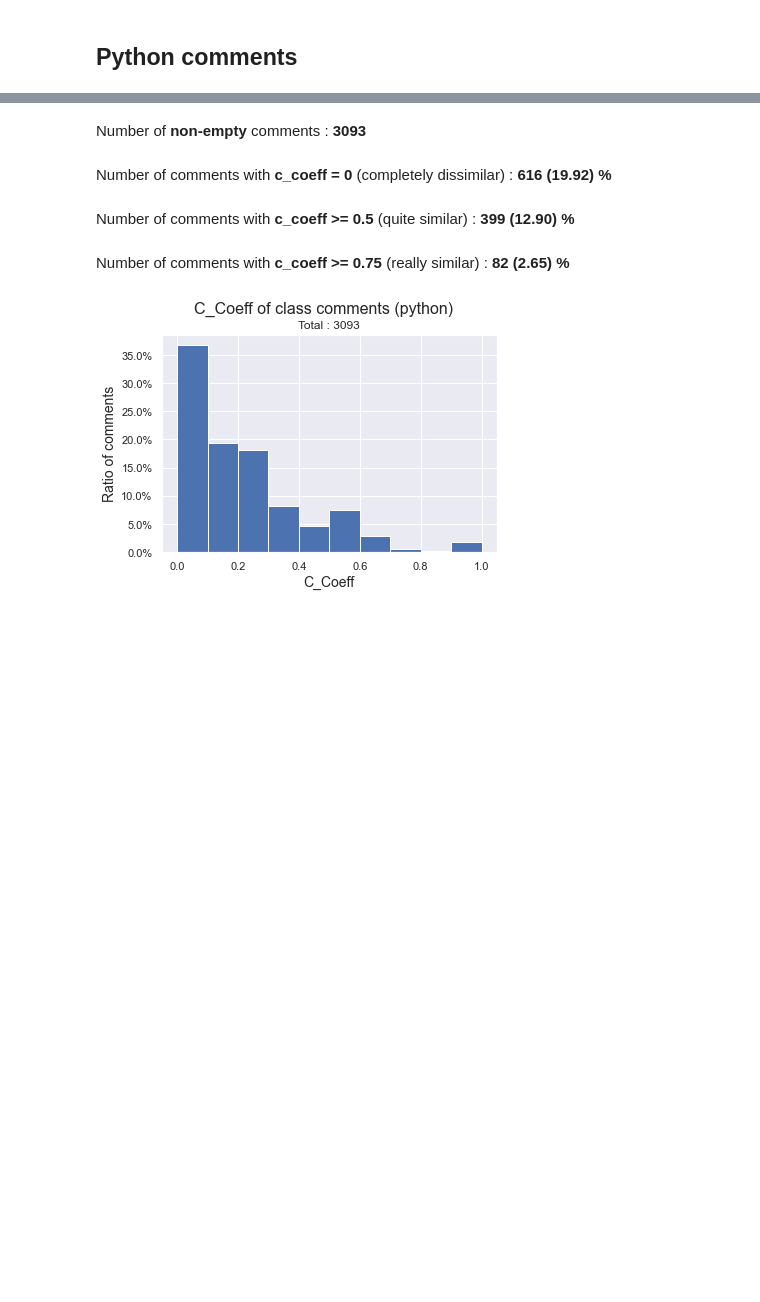
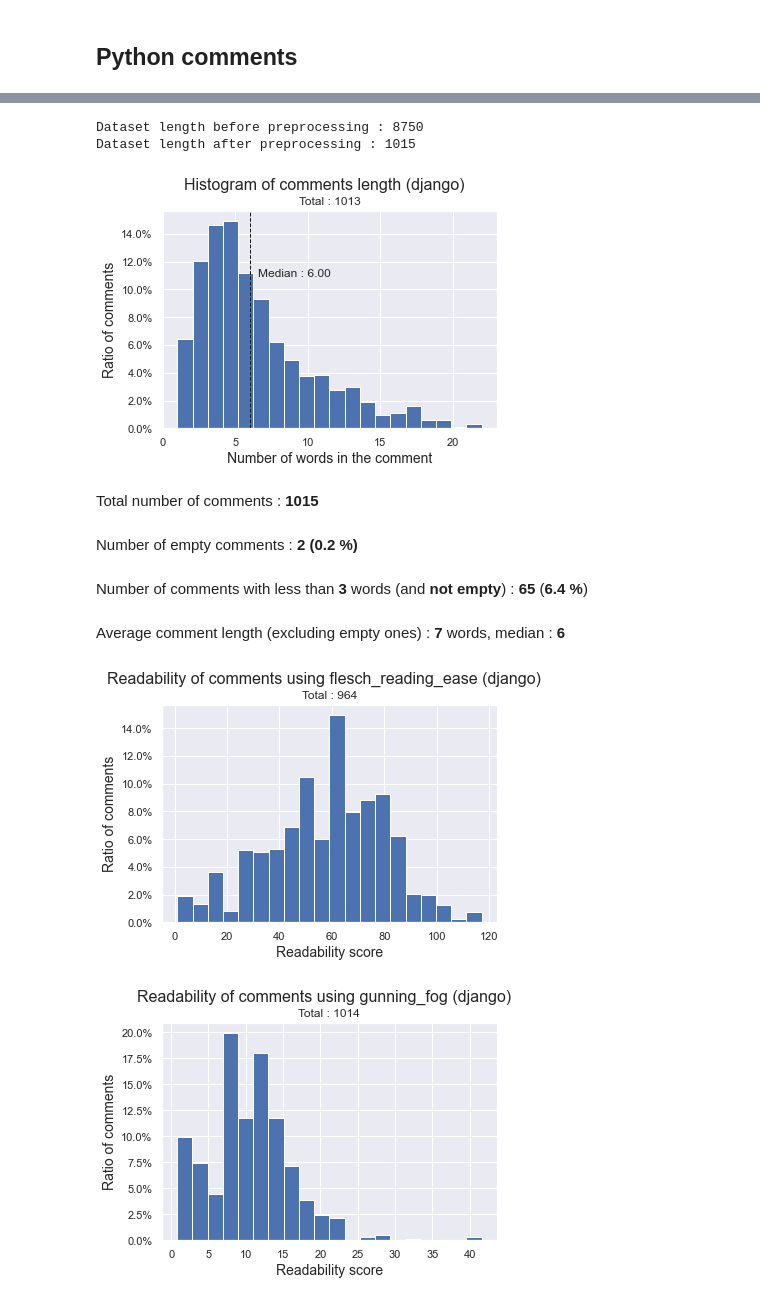
Before and after one commit to Naralas/SC-Seminar-Comment-Quality-Pharo, a Jupyter notebook: seminar_prototype.ipynb, the cells around one changed output, grey strips where cells are left out. Cells and saved outputs as stored; diff of their text form; code cells hidden in the pictures; blank space fills up the shorter version.

Commit message:
Pipeline and outliers removal

```diff
--- a/seminar_prototype.ipynb
+++ b/seminar_prototype.ipynb
@@ -510,6 +464,0 @@ Average comment length (excluding empty ones) : **22** words, median : **7**
-# %%
-for label in python_datasets_dict.keys():
-    df = python_datasets_dict[label].copy()
-    comments = df["classComment"]
-    indices_values = compute_reading_ease_metrics(comments)
-    plot_indices_values(indices_values=indices_values, title_additional_info=label)
@@ -520,15 +465,34 @@ for label in python_datasets_dict.keys():
-# %%
-for label in python_datasets_dict.keys():
-    df = python_datasets_dict[label].copy()
-
-    class_coeff_dict = compute_c_coeff(df["classComment"], df["className"],
-                                       class_names_splitter=camel_case_splitter, stopwords=stopwords)
-
-    print_c_coeffs_metrics(class_coeff_dict, THRESH_USELESS_HIGH, THRESH_USELESS_LOW)
-    plot_c_coeffs(class_coeff_dict=class_coeff_dict, title_additional_info=label)
-# %% [output]
-Number of **non-empty** comments : **3093**
-Number of comments with **c_coeff = 0** (completely dissimilar) : **616 (19.92) %**
-Number of comments with **c_coeff >= 0.5** (quite similar) : **399 (12.90) %**
-Number of comments with **c_coeff >= 0.75** (really similar) : **82 (2.65) %**
-[figure, removed]
+# %%
+def pipeline(df, class_label, comment_label, experiment_label = ""):
+    df = df.copy()
+    df = prepare_dataset(df, [comment_label])
+
+    # comments length metrics
+    comments = df[comment_label]
+    comments = [preprocess_comment(comment, stopwords=stopwords) for comment in comments]
+
+    plot_hist_comments_len(comments, title_additional_info=experiment_label)
+    print_comment_length_metrics(comments)
+
+    # reading indices values
+    indices_values = compute_reading_ease_metrics(df[comment_label])
+    plot_indices_values(indices_values, experiment_label)
+
+    # class_coeff_metrics
+    class_coeff_dict = compute_c_coeff(df[comment_label], df[class_label], class_names_splitter=camel_case_splitter, stopwords=stopwords)
+    plot_c_coeffs(class_coeff_dict, experiment_label)
+    print_c_coeffs_metrics(class_coeff_dict, thresh_high=THRESH_USELESS_HIGH, thresh_low=THRESH_USELESS_LOW)
+    sample_print_c_coeff(class_coeff_dict=class_coeff_dict, df=df, n_print=N_PRINT, comment_label=comment_label, class_label=class_label)
+# %%
+for label, df in python_datasets_dict.items():
+    pipeline(df, 'className', 'classComment', experiment_label=label)
+# %% [output]
+Dataset length before preprocessing : 8750
+Dataset length after preprocessing : 1015
+[figure, added]
+Total number of comments : **1015**
+Number of empty comments : **2** **(0.2 %)**
+Number of comments with less than **3** words (and **not empty**) : **65**  (**6.4 %**)
+Average comment length (excluding empty ones) : **7** words, median : **6**
+[figure, added]
+[figure, added]
```
Also changed, not shown: parts of 15 cells of this notebook.
